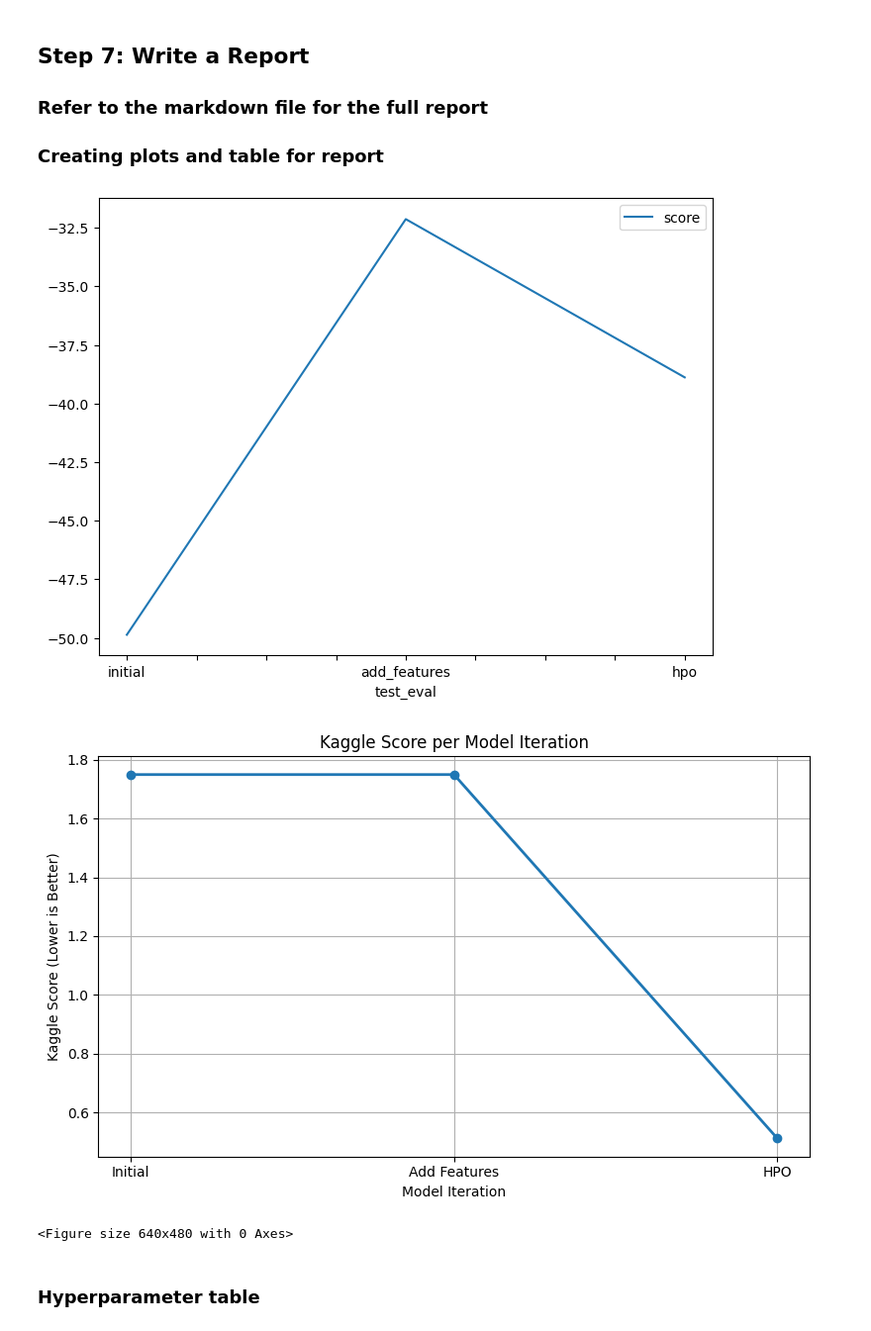
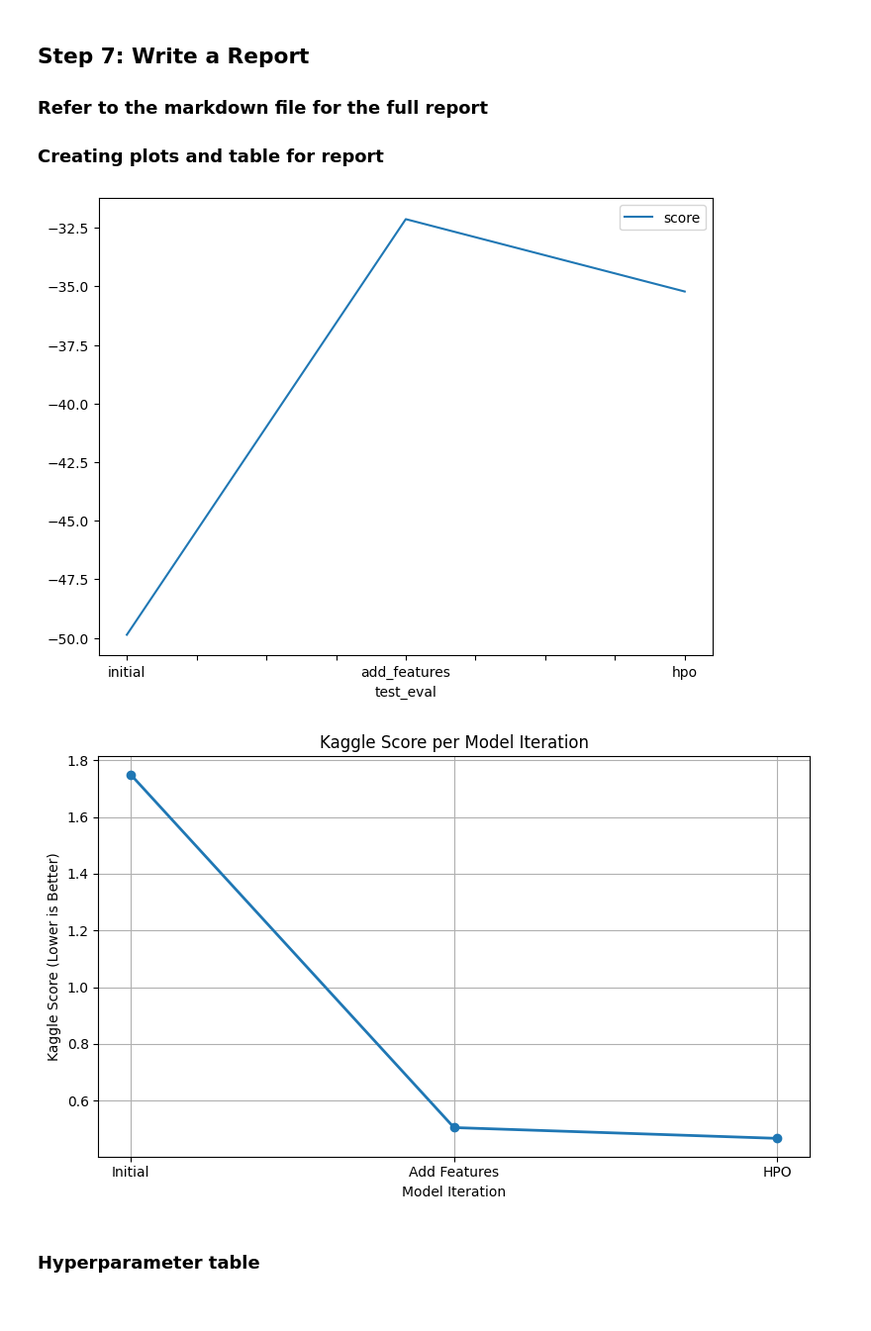
Before and after one commit to chanadinh/Project--Predict-Bike-Sharing-Demand-with-AutoGluon, a Jupyter notebook: project-notebook.ipynb, the cells around one changed output. Shown at 99% size. Saved outputs shown, nothing was run; the diff lists cells and outputs as text; code cells hidden in the pictures.

```diff
--- a/project-notebook.ipynb
+++ b/project-notebook.ipynb
@@ -665,34 +664,31 @@ submission_new_features.csv  2025-06-08 23:34:38.273000  new features
 fig = pd.DataFrame(
     {
         "test_eval": ["initial", "add_features", "hpo"],
-        "score": [-49.866493, -32.130202, -38.882545]
+        "score": [-49.866493, -32.130202, -35.218580]
     }
 ).plot(x="test_eval", y="score", figsize=(8, 6)).get_figure()
 fig.savefig('model_test_score.png')
 # %% [output]
-[figure, old version]
+[figure, new version]
 # %%
 # Take the 3 kaggle scores and creating a line plot to show improvement
 import matplotlib.pyplot as plt
 
 # Data for the plot
 models = ["Initial", "Add Features", "HPO"]
-scores = [1.74953, 1.74953, 0.51207]
+scores = [1.74953, 0.50468, 0.46664]
 
 # Create the line plot
 plt.figure(figsize=(8, 5))
 plt.plot(models, scores, marker='o', linestyle='-', linewidth=2)
 plt.title("Kaggle Score per Model Iteration")
 plt.xlabel("Model Iteration")
 plt.ylabel("Kaggle Score (Lower is Better)")
 plt.grid(True)
 plt.tight_layout()
-
-plt.show()
 plt.savefig("kaggle_score_per_model.png")
 # %% [output]
-[figure, old version]
+[figure, new version]
-<Figure size 640x480 with 0 Axes>
 # %% [markdown]
 ### Hyperparameter table
 # %%
```
Also changed, not shown: parts of 11 cells of this notebook, 7 other files.
